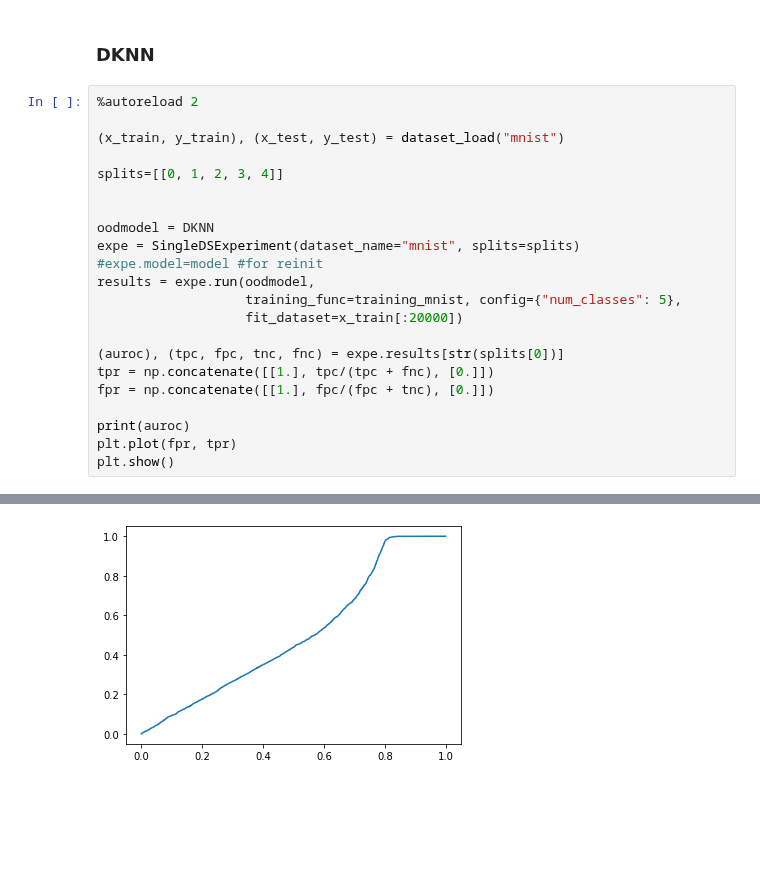
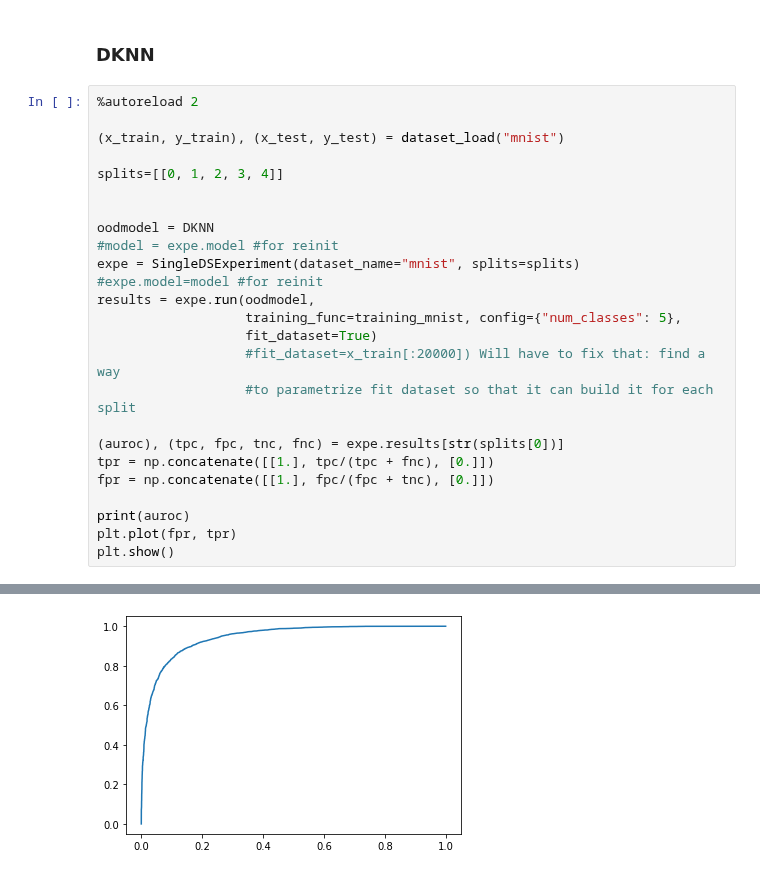
Before and after one commit to deel-ai/oodeel, a Jupyter notebook: notebooks/demo_experiment.ipynb, the cells around one changed output, grey strips where cells are left out. Cells and saved outputs as stored; diff of their text form; blank space fills up the shorter version.

```diff
--- a/notebooks/demo_experiment.ipynb
+++ b/notebooks/demo_experiment.ipynb
@@ -154,11 +154,14 @@ splits=[[0, 1, 2, 3, 4]]
 
 
 oodmodel = DKNN
+#model = expe.model #for reinit
 expe = SingleDSExperiment(dataset_name="mnist", splits=splits)
 #expe.model=model #for reinit
 results = expe.run(oodmodel,
                    training_func=training_mnist, config={"num_classes": 5},
-                   fit_dataset=x_train[:20000])
+                   fit_dataset=True)
+                   #fit_dataset=x_train[:20000]) Will have to fix that: find a way
+                   #to parametrize fit dataset so that it can build it for each split
 
 (auroc), (tpc, fpc, tnc, fnc) = expe.results[str(splits[0])]
 tpr = np.concatenate([[1.], tpc/(tpc + fnc), [0.]])
@@ -190 +178 @@ Epoch 5/5
-[figure, old version]
+[figure, new version]
```
Also changed, not shown: parts of 2 cells of this notebook, 3 other files.
